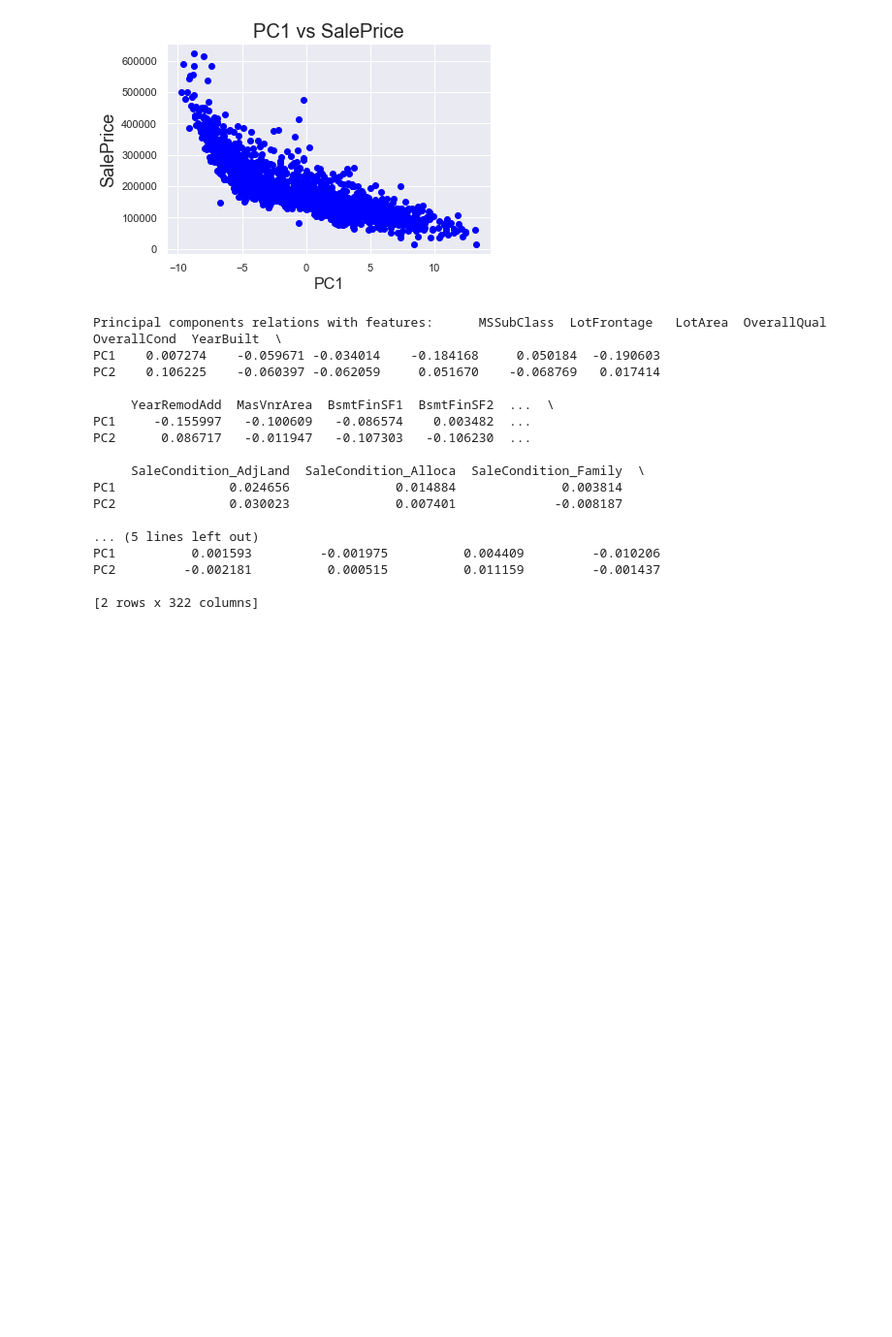
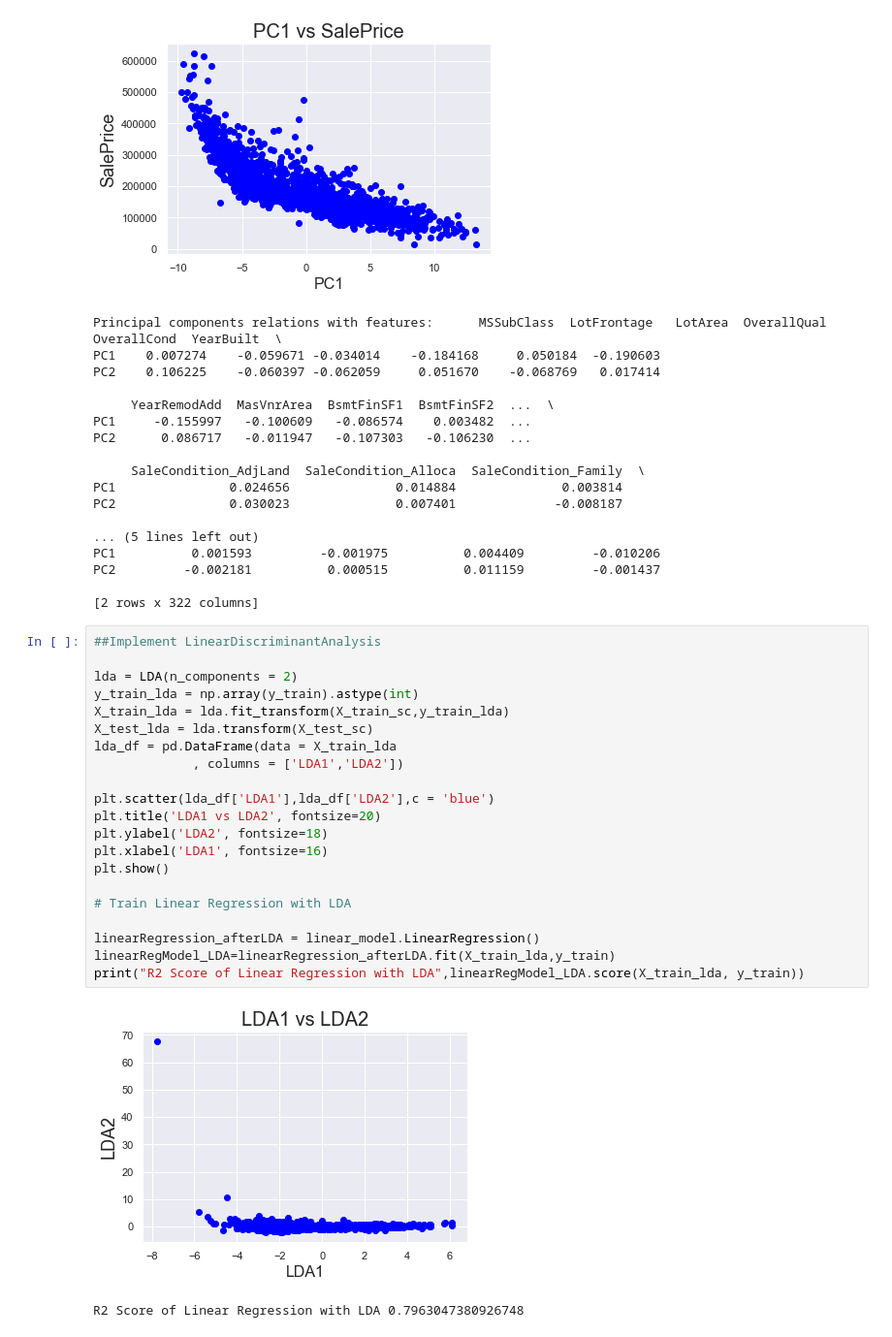
Before and after one commit to agrawalnaman/cmpe255-group8-housing-price-prediction, a Jupyter notebook: Housing Price Prediction Project.ipynb, the cells around one changed output. Shown at 97% size. Saved outputs shown, nothing was run; the diff lists cells and outputs as text; blank space fills up the shorter version.

Commit message:
Adding prediction models

```diff
--- a/Housing Price Prediction Project.ipynb
+++ b/Housing Price Prediction Project.ipynb
@@ -470,3 +470,27 @@ PC1          0.001593         -0.001975          0.004409         -0.010206
 PC2         -0.002181          0.000515          0.011159         -0.001437
 
 [2 rows x 322 columns]
+# %%
+##Implement LinearDiscriminantAnalysis
+
+lda = LDA(n_components = 2)
+y_train_lda = np.array(y_train).astype(int)
+X_train_lda = lda.fit_transform(X_train_sc,y_train_lda)
+X_test_lda = lda.transform(X_test_sc)
+lda_df = pd.DataFrame(data = X_train_lda
+             , columns = ['LDA1','LDA2'])
+
+plt.scatter(lda_df['LDA1'],lda_df['LDA2'],c = 'blue')
+plt.title('LDA1 vs LDA2', fontsize=20)
+plt.ylabel('LDA2', fontsize=18)
+plt.xlabel('LDA1', fontsize=16)
+plt.show()
+
+# Train Linear Regression with LDA
+
+linearRegression_afterLDA = linear_model.LinearRegression()
+linearRegModel_LDA=linearRegression_afterLDA.fit(X_train_lda,y_train)
+print("R2 Score of Linear Regression with LDA",linearRegModel_LDA.score(X_train_lda, y_train))
+# %% [output]
+[figure, added]
+R2 Score of Linear Regression with LDA 0.7963047380926748
```
Also changed, not shown: parts of 1 cell of this notebook.
